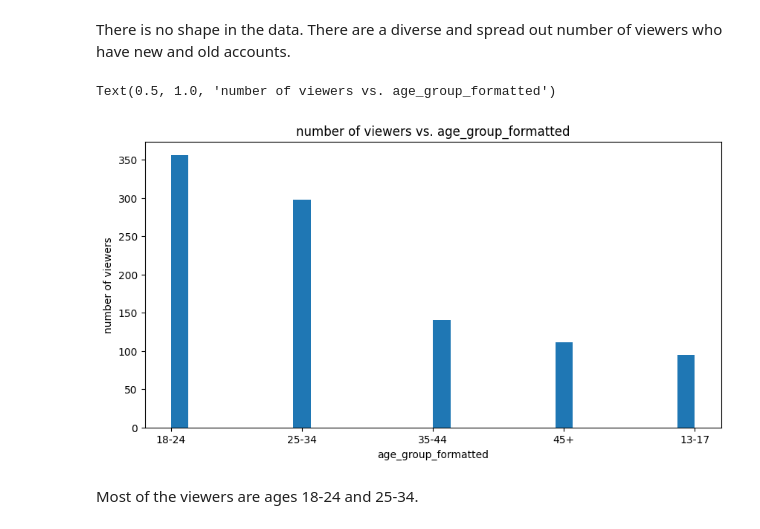
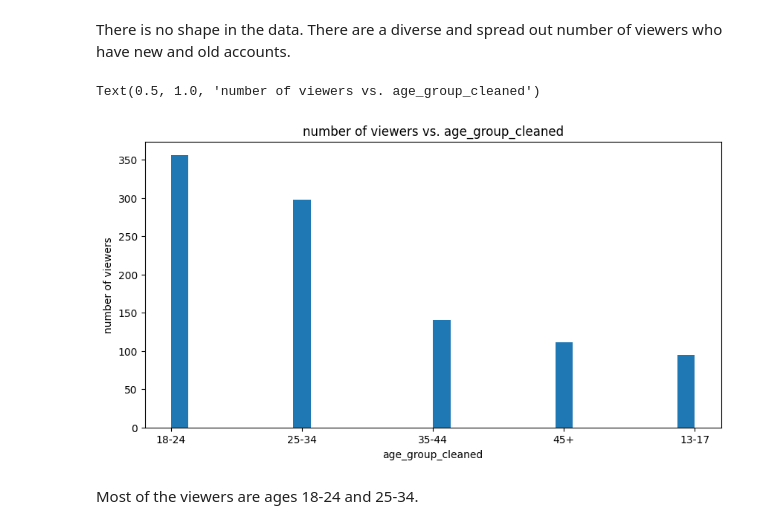
Before and after one commit to ChristianSantos2671/Santos_Christian_A01, a Jupyter notebook: iat461_a1_cs.ipynb, the cells around one changed output. Drawn from its saved outputs; the diff is of its cells as text; code cells hidden in the pictures.

```diff
--- a/iat461_a1_cs.ipynb
+++ b/iat461_a1_cs.ipynb
@@ -348,7 +348,7 @@ Displayed to first 5 rows of sessions.csv in order to show the names of the colu
 # %% [markdown]
 #### Combining Categories
 # %%
-df_viewers["age_group_formatted"] = df_viewers["age_group"]
+df_viewers["age_group_cleaned"] = df_viewers["age_group"]
 
 mapping = {
     "18–24": "18-24",
@@ -359,15 +359,15 @@ mapping = {
     "35 to 44": "35-44",
 }
 
-df_viewers["age_group_formatted"] = df_viewers["age_group_formatted"].replace(mapping)
+df_viewers["age_group_cleaned"] = df_viewers["age_group_cleaned"].replace(mapping)
 # %%
-df_viewers["subscription_tier_formatted"] = df_viewers["subscription_tier"]
+df_viewers["subscription_tier_cleaned"] = df_viewers["subscription_tier"]
 
 mapping = {
     "TIER1": "tier1",
 }
 
-df_viewers["subscription_tier_formatted"] = df_viewers["subscription_tier_formatted"].replace(mapping)
+df_viewers["subscription_tier_cleaned"] = df_viewers["subscription_tier_cleaned"].replace(mapping)
 # %% [markdown]
 There were several same type categories that were written differently. I combined them into a new column.
 # %% [markdown]
@@ -385,13 +385,13 @@ Text(0.5, 1.0, 'number of viewers vs. account_age_days')
 There is no shape in the data. There are a diverse and spread out number of viewers who have new and old accounts.
 # %%
 plt.figure(figsize=(10, 5))
-plt.hist(df_viewers["age_group_formatted"], bins=30)
-plt.xlabel("age_group_formatted")
+plt.hist(df_viewers["age_group_cleaned"], bins=30)
+plt.xlabel("age_group_cleaned")
 plt.ylabel("number of viewers")
-plt.title("number of viewers vs. age_group_formatted")
+plt.title("number of viewers vs. age_group_cleaned")
 # %% [output]
-Text(0.5, 1.0, 'number of viewers vs. age_group_formatted')
+Text(0.5, 1.0, 'number of viewers vs. age_group_cleaned')
-[figure, old version]
+[figure, new version]
 # %% [markdown]
 Most of the viewers are ages 18-24 and 25-34.
 # %% [markdown]
```
Also changed, not shown: parts of 26 cells of this notebook.
